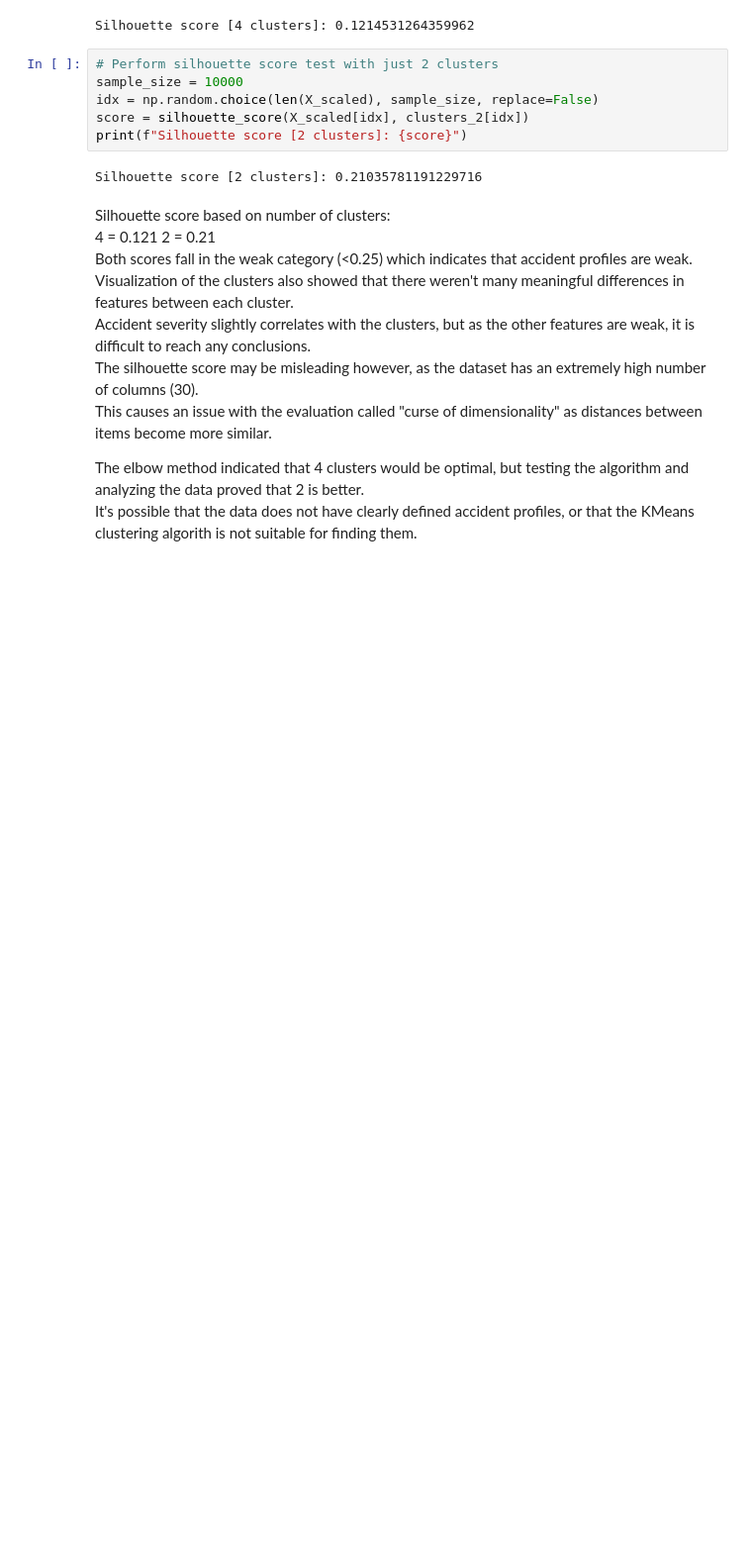
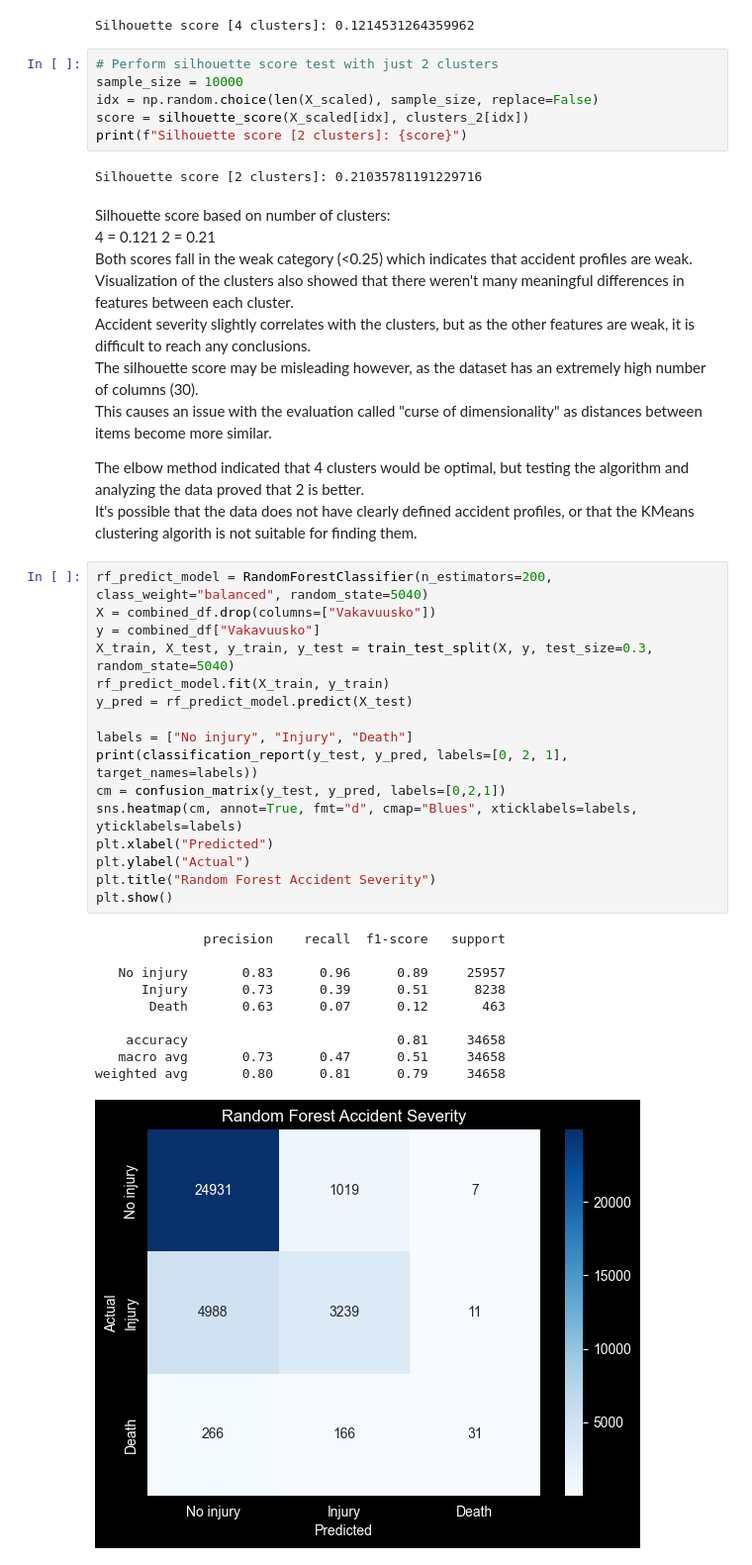
Before and after one commit to nealukumies/dml-project, a Jupyter notebook: traffic_accident_analysis.ipynb, the cells around one changed output. Shown at 99% size. Saved outputs shown, nothing was run; the diff lists cells and outputs as text; blank space fills up the shorter version.

Commit message:
Merged part of predict to main

```diff
--- a/traffic_accident_analysis.ipynb
+++ b/traffic_accident_analysis.ipynb
@@ -656,3 +656,30 @@ This causes an issue with the evaluation called "curse of dimensionality" as dis
 
 The elbow method indicated that 4 clusters would be optimal, but testing the algorithm and analyzing the data proved that 2 is better.
 It's possible that the data does not have clearly defined accident profiles, or that the KMeans clustering algorith is not suitable for finding them.
+# %%
+rf_predict_model = RandomForestClassifier(n_estimators=200, class_weight="balanced", random_state=5040)
+X = combined_df.drop(columns=["Vakavuusko"])
+y = combined_df["Vakavuusko"]
+X_train, X_test, y_train, y_test = train_test_split(X, y, test_size=0.3, random_state=5040)
+rf_predict_model.fit(X_train, y_train)
+y_pred = rf_predict_model.predict(X_test)
+
+labels = ["No injury", "Injury", "Death"]
+print(classification_report(y_test, y_pred, labels=[0, 2, 1], target_names=labels))
+cm = confusion_matrix(y_test, y_pred, labels=[0,2,1])
+sns.heatmap(cm, annot=True, fmt="d", cmap="Blues", xticklabels=labels, yticklabels=labels)
+plt.xlabel("Predicted")
+plt.ylabel("Actual")
+plt.title("Random Forest Accident Severity")
+plt.show()
+# %% [output]
+              precision    recall  f1-score   support
+
+   No injury       0.83      0.96      0.89     25957
+      Injury       0.73      0.39      0.51      8238
+       Death       0.63      0.07      0.12       463
+
+    accuracy                           0.81     34658
+   macro avg       0.73      0.47      0.51     34658
+weighted avg       0.80      0.81      0.79     34658
+[figure, added]
```
Also changed, not shown: parts of 7 cells of this notebook.
